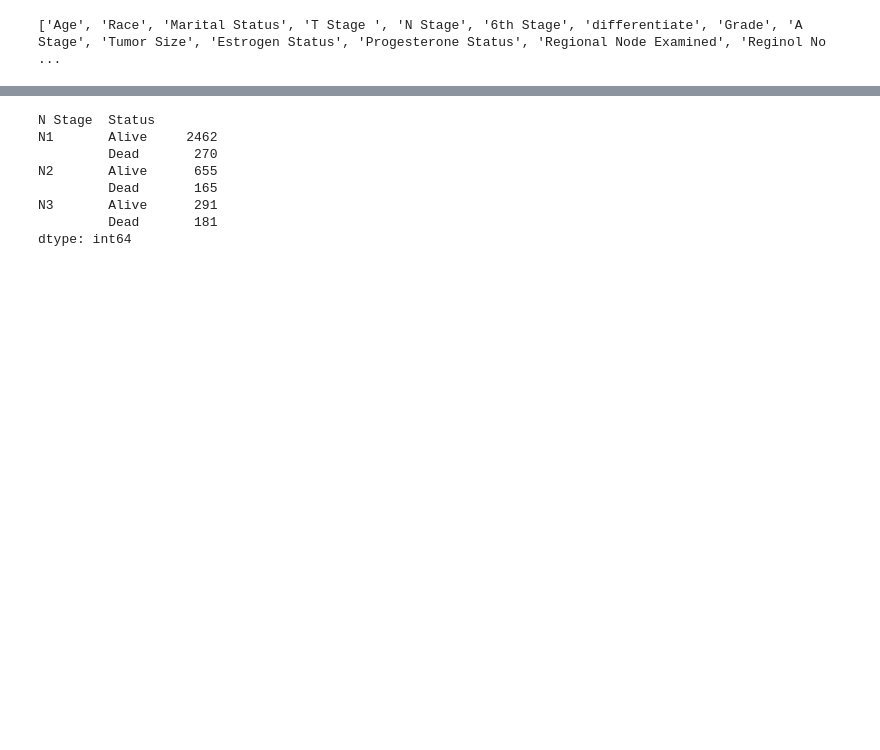
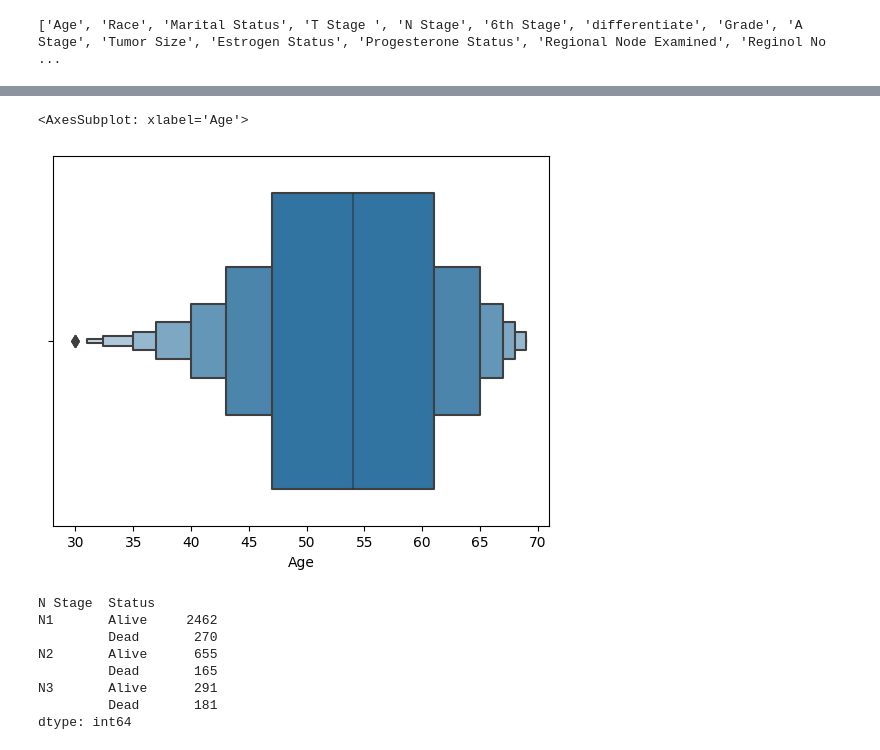
Before and after one commit to Chris-Vuong/breast-cancer, a Jupyter notebook: breast-cancer-analysis.ipynb, the cells around one changed output, grey strips where cells are left out. Drawn from its saved outputs; the diff is of its cells as text; code cells hidden in the pictures; blank space fills up the shorter version.

```diff
--- a/breast-cancer-analysis.ipynb
+++ b/breast-cancer-analysis.ipynb
@@ -35,3 +56,9 @@ print(df.columns.tolist())
+# %%
+# Boxenplot of ages
+sns.boxenplot(data=df, x="Age")
+# %% [output]
+<AxesSubplot: xlabel='Age'>
+[figure, added]
 # %%
 # initial subsetted dataframe
 df_subset = df[["N Stage", "Status"]]
```
Also changed, not shown: parts of 3 cells of this notebook.
